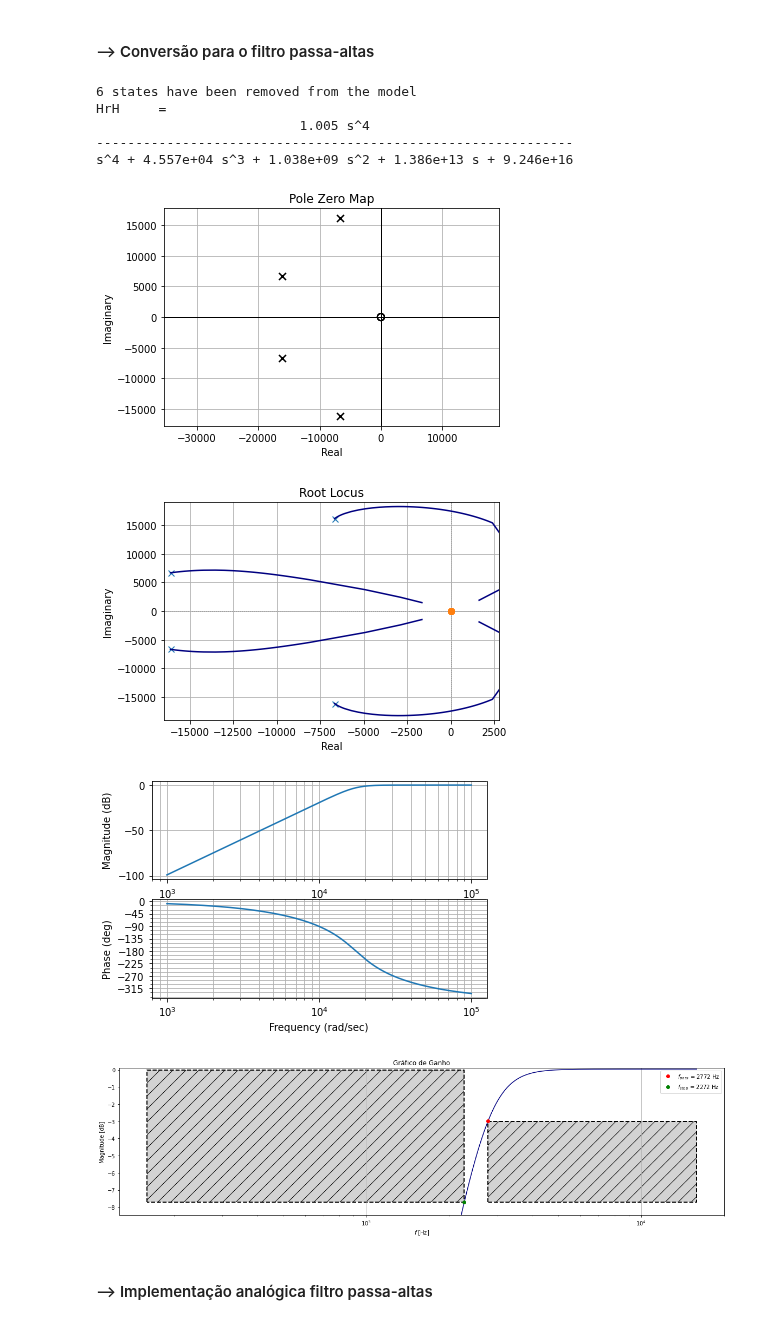
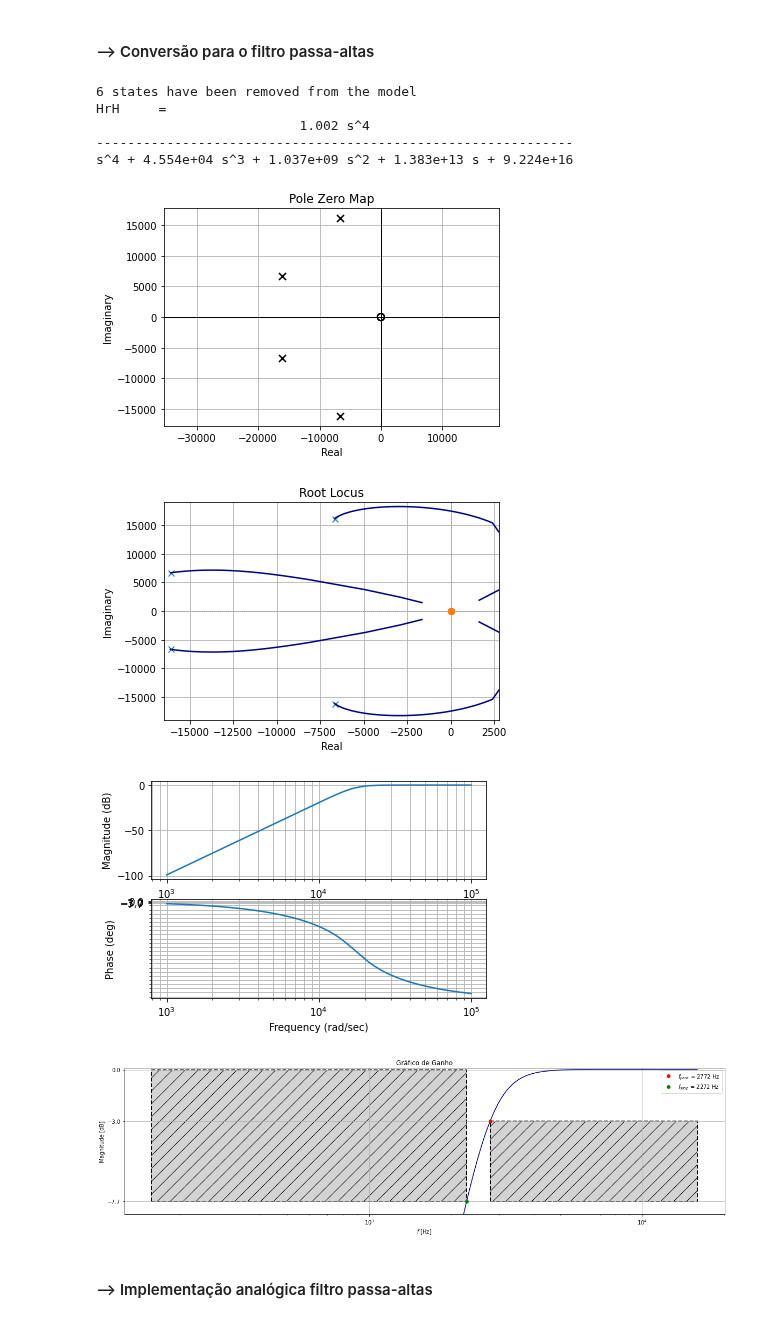
Before and after one commit to Widmark-Kaue/digital-signal-processing, a Jupyter notebook: avl2.ipynb, the cells around one changed output. Drawn from its saved outputs; the diff is of its cells as text; code cells hidden in the pictures.

```diff
--- a/avl2.ipynb
+++ b/avl2.ipynb
@@ -192,7 +192,7 @@ OmegarH = 1.22
 #### --> Passa-baixas normalizado
 # %%
 # fator de ajuste
-eps = epsf(apass)
+eps = np.sqrt(epsf(apass))
 
 # ordem do filtro
 nb  = np.log10(epsf(astop)/epsf(apass))/(2*np.log10(omegarH))
@@ -228,13 +228,13 @@ with plt.rc_context({'figure.figsize':tam}):
     plt.fill_between(Xtemp(omega[0], 1), Ytemp(apass, apass),Ytemp(astop,astop),**param)
     plt.fill_between(Xtemp(omegarH, 10),Ytemp(0,0),Ytemp(astop,astop), **param)
 
-
+    plt.yticks([0,-3,-18])
     plt.ylim([-18.5,0.1])
     plt.title('Gráfico de Ganho')
     plt.xlabel(r'$\omega$ [rad/s]')
     plt.ylabel('Magnitude [dB]')
 
-    plt.grid(axis = 'x')
+    plt.grid(axis = 'both')
 
     savefig(plt.gcf(), 'ganhoPBnorm')
     plt.show()
@@ -310,44 +310,44 @@ plt.show()
 # Diagrama de Bode
 mag, phase, omega = m.bode(HrH, plot = True, dB = True)
 magdB = 20*np.log10(mag)
-
+plt.yticks([0,-3,round(astopNew,2)])
 savefig(plt.gcf(), 'bodePA')
 plt.show()
 
 magdB   = 20*np.log10(mag)
 freqPA  = omega/(2*np.pi)
 magdBf  = interp1d(freqPA,magdB)
 
 with plt.rc_context({'figure.figsize':tam}):
 
     plt.semilogx(freqPA, magdB, 'navy')
     plt.fill_between([freqPA[0], fstopPA]   , [0, 0]        , [astopNew, astopNew]  ,  **param)
     plt.fill_between([fpassPA, freqPA[-1]]  , [apass,apass] , [astopNew, astopNew]   ,  **param)
 
     plt.plot(fpassPA, magdBf(fpassPA),'ro', label = r'$f_{pass}$ = '+f'{round(fpassPA,2)} Hz')
     plt.plot(fstopPA, magdBf(fstopPA),'go', label = r'$f_{stop}$ = '+f'{round(fstopPA,2)} Hz')
 
-
+    plt.yticks([0,-3,round(astopNew,2)])
     plt.ylim([-(abs(astopNew)*1.1),0.1])
     plt.title('Gráfico de Ganho')
     plt.xlabel(r'$f$ [Hz]')
     plt.ylabel('Magnitude [dB]')
 
-    plt.grid(axis = 'x')
+    plt.grid(axis = 'both')
     plt.legend()
 
     savefig(plt.gcf(), 'ganhoPA')
     plt.show()
 # %% [output]
 6 states have been removed from the model
 HrH     =
-                          1.005 s^4
+                          1.002 s^4
 -------------------------------------------------------------
-s^4 + 4.557e+04 s^3 + 1.038e+09 s^2 + 1.386e+13 s + 9.246e+16
+s^4 + 4.554e+04 s^3 + 1.037e+09 s^2 + 1.383e+13 s + 9.224e+16
 [figure]
 [figure]
-[figure, old version]
+[figure, new version]
-[figure, old version]
+[figure, new version]
 # %% [markdown]
 #### --> Implementação analógica filtro passa-altas
 # %%
```
Also changed, not shown: parts of 7 cells of this notebook, 12 other files.
